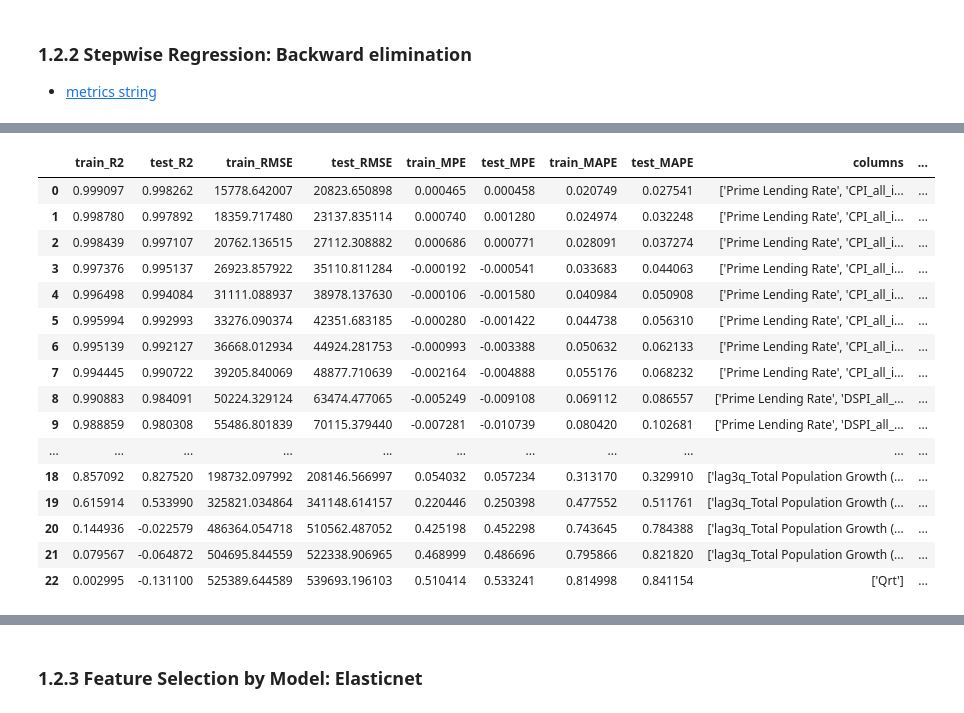
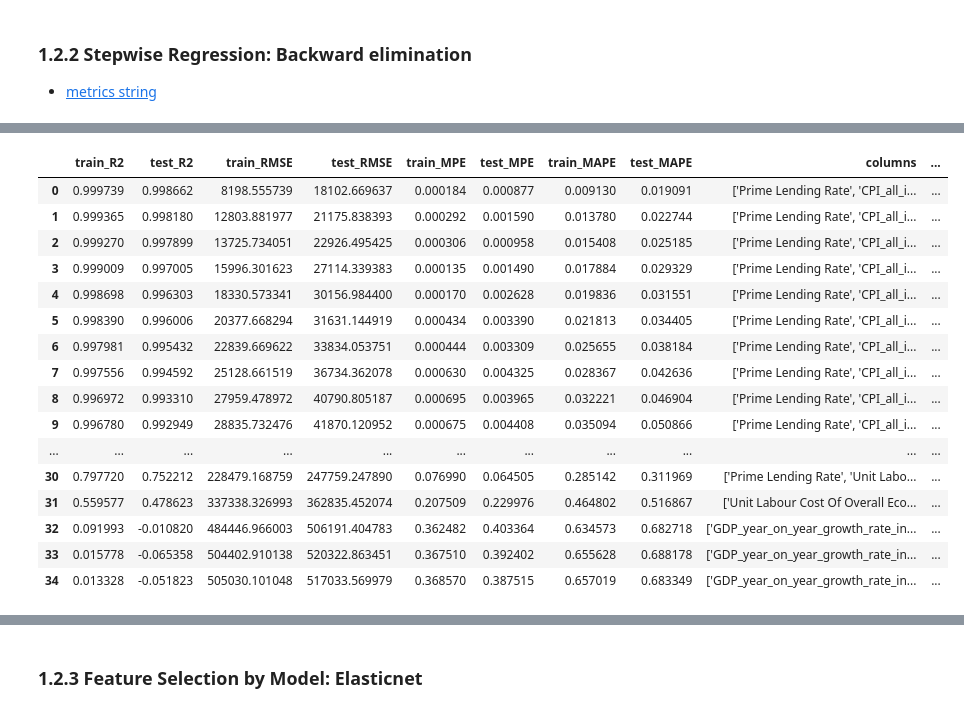
Before and after one commit to luoxiangyi222/commercial-bank-deposits-forecasting, a Jupyter notebook: model_linear.ipynb, the cells around one changed output, grey strips where cells are left out. Drawn from its saved outputs; the diff is of its cells as text; code cells hidden in the pictures.

```diff
--- a/model_linear.ipynb
+++ b/model_linear.ipynb
@@ -56,0 +101,16 @@ outsample:  (14, 25)
+# %%
+full_lag_df = full_df.copy()
+
+for i in range(1, 13):
+    full_lag_df[f"y_lag_{i}"] = full_lag_df[Y_COL_NAME].shift(i)
+
+full_lag_df.head()
+
+insample_lag_df = full_lag_df.iloc[:INSAMPLE_ROWS]  # contain nan values
+insample_lag_df = insample_lag_df.dropna()  # remove nan values
+outsample_lag_df = full_lag_df.iloc[-OUTSAMPLE_ROWS:]
+
+# display(insample_lag_df)
+# display(outsample_lag_df)
+print(insample_lag_df.shape)
+print(outsample_lag_df.shape)
@@ -144,5 +254,5 @@ plt.show()
 - [How to Selecting Predictors](https://otexts.com/fpp2/selecting-predictors.html)
 - [statsmodel wrapper for sklearn cross-validation](https://stackoverflow.com/questions/41045752/using-statsmodel-estimations-with-scikit-learn-cross-validation-is-it-possible)
 # %%
-MLR_df = insample_df.copy()
+MLR_df = insample_lag_df.copy()
 # %% [markdown]
@@ -250,10 +362,11 @@ while k > 1:
     print(
         f"============================ Feature Subset Size: {k-1} ================================="
     )
+
+    # 1. get all (k-1) combinations
     current_x_combination = select_k(current_x_columns, k - 1)
-    # print(list(current_x_combination)[0])
 
-    ### get evaluation metrics for all combination of k subset
+    # 2. get evaluation metrics for each subset
     temp_eval_ls = []
     for current_x in current_x_combination:
 
@@ -262,33 +375,28 @@ while k > 1:
         cv_eval_df["columns"] = str(list(current_x))
         cv_eval_df["subset_size"] = k - 1
 
-        # display(cv_eval_df)
-
         temp_eval_ls.append(dict_to_dataframe(cv_eval_df))
 
-    # print(f"number of candidates: {len(temp_eval_ls)}")
+    # summary of all (k-1) models
     temp_eval_df = pd.concat(temp_eval_ls)
 
-    # display(temp_eval_df)
-
-    ### get the one with maximum metric value
+    # 3. get the one with maximum metric value
     best_k_df = temp_eval_df[
         temp_eval_df[criteria_metric] == temp_eval_df[criteria_metric].max()
     ].copy()
 
-    ##next round select from best k
-    best_k_columns = ast.literal_eval(best_k_df["columns"].values[0])
+    # 4. get the best (k-1) x_names
+    best_k_columns = listStr_to_list(best_k_df["columns"].values[0])
 
+    # 5. record the feature removed for this round
     removed = [x for x in current_x_columns if x not in best_k_columns]
-    best_k_df[
-        "removed"
-    ] = removed  # record what variable has been removed for current round
+    best_k_df["removed"] = removed
 
+    # 6. record best model for this round
     best_k_df_ls.append(best_k_df)
 
-    # print(removed)
+    # 7. enter next round
     current_x_columns = best_k_columns
-
     k = k - 1
 
 
@@ -312,21 +420,21 @@ display(best_k_summary)
 ============================ Feature Subset Size: 4 =================================
 ============================ Feature Subset Size: 3 =================================
 ============================ Feature Subset Size: 2 =================================
 ============================ Feature Subset Size: 1 =================================
 |  | train_R2 | test_R2 | train_RMSE | test_RMSE | train_MPE | test_MPE | train_MAPE | test_MAPE | columns | ... |
-| 0 | 0.999097 | 0.998262 | 15778.642007 | 20823.650898 | 0.000465 | 0.000458 | 0.020749 | 0.027541 | ['Prime Lending Rate', 'CPI_all_i... | ... |
-| 1 | 0.998780 | 0.997892 | 18359.717480 | 23137.835114 | 0.000740 | 0.001280 | 0.024974 | 0.032248 | ['Prime Lending Rate', 'CPI_all_i... | ... |
-| 2 | 0.998439 | 0.997107 | 20762.136515 | 27112.308882 | 0.000686 | 0.000771 | 0.028091 | 0.037274 | ['Prime Lending Rate', 'CPI_all_i... | ... |
-| 3 | 0.997376 | 0.995137 | 26923.857922 | 35110.811284 | -0.000192 | -0.000541 | 0.033683 | 0.044063 | ['Prime Lending Rate', 'CPI_all_i... | ... |
-| 4 | 0.996498 | 0.994084 | 31111.088937 | 38978.137630 | -0.000106 | -0.001580 | 0.040984 | 0.050908 | ['Prime Lending Rate', 'CPI_all_i... | ... |
-| 5 | 0.995994 | 0.992993 | 33276.090374 | 42351.683185 | -0.000280 | -0.001422 | 0.044738 | 0.056310 | ['Prime Lending Rate', 'CPI_all_i... | ... |
-| 6 | 0.995139 | 0.992127 | 36668.012934 | 44924.281753 | -0.000993 | -0.003388 | 0.050632 | 0.062133 | ['Prime Lending Rate', 'CPI_all_i... | ... |
-| 7 | 0.994445 | 0.990722 | 39205.840069 | 48877.710639 | -0.002164 | -0.004888 | 0.055176 | 0.068232 | ['Prime Lending Rate', 'CPI_all_i... | ... |
-| 8 | 0.990883 | 0.984091 | 50224.329124 | 63474.477065 | -0.005249 | -0.009108 | 0.069112 | 0.086557 | ['Prime Lending Rate', 'DSPI_all_... | ... |
-| 9 | 0.988859 | 0.980308 | 55486.801839 | 70115.379440 | -0.007281 | -0.010739 | 0.080420 | 0.102681 | ['Prime Lending Rate', 'DSPI_all_... | ... |
+| 0 | 0.999739 | 0.998662 | 8198.555739 | 18102.669637 | 0.000184 | 0.000877 | 0.009130 | 0.019091 | ['Prime Lending Rate', 'CPI_all_i... | ... |
+| 1 | 0.999365 | 0.998180 | 12803.881977 | 21175.838393 | 0.000292 | 0.001590 | 0.013780 | 0.022744 | ['Prime Lending Rate', 'CPI_all_i... | ... |
+| 2 | 0.999270 | 0.997899 | 13725.734051 | 22926.495425 | 0.000306 | 0.000958 | 0.015408 | 0.025185 | ['Prime Lending Rate', 'CPI_all_i... | ... |
+| 3 | 0.999009 | 0.997005 | 15996.301623 | 27114.339383 | 0.000135 | 0.001490 | 0.017884 | 0.029329 | ['Prime Lending Rate', 'CPI_all_i... | ... |
+| 4 | 0.998698 | 0.996303 | 18330.573341 | 30156.984400 | 0.000170 | 0.002628 | 0.019836 | 0.031551 | ['Prime Lending Rate', 'CPI_all_i... | ... |
+| 5 | 0.998390 | 0.996006 | 20377.668294 | 31631.144919 | 0.000434 | 0.003390 | 0.021813 | 0.034405 | ['Prime Lending Rate', 'CPI_all_i... | ... |
+| 6 | 0.997981 | 0.995432 | 22839.669622 | 33834.053751 | 0.000444 | 0.003309 | 0.025655 | 0.038184 | ['Prime Lending Rate', 'CPI_all_i... | ... |
+| 7 | 0.997556 | 0.994592 | 25128.661519 | 36734.362078 | 0.000630 | 0.004325 | 0.028367 | 0.042636 | ['Prime Lending Rate', 'CPI_all_i... | ... |
+| 8 | 0.996972 | 0.993310 | 27959.478972 | 40790.805187 | 0.000695 | 0.003965 | 0.032221 | 0.046904 | ['Prime Lending Rate', 'CPI_all_i... | ... |
+| 9 | 0.996780 | 0.992949 | 28835.732476 | 41870.120952 | 0.000675 | 0.004408 | 0.035094 | 0.050866 | ['Prime Lending Rate', 'CPI_all_i... | ... |
 | ... | ... | ... | ... | ... | ... | ... | ... | ... | ... | ... |
-| 18 | 0.857092 | 0.827520 | 198732.097992 | 208146.566997 | 0.054032 | 0.057234 | 0.313170 | 0.329910 | ['lag3q_Total Population Growth (... | ... |
-| 19 | 0.615914 | 0.533990 | 325821.034864 | 341148.614157 | 0.220446 | 0.250398 | 0.477552 | 0.511761 | ['lag3q_Total Population Growth (... | ... |
-| 20 | 0.144936 | -0.022579 | 486364.054718 | 510562.487052 | 0.425198 | 0.452298 | 0.743645 | 0.784388 | ['lag3q_Total Population Growth (... | ... |
-| 21 | 0.079567 | -0.064872 | 504695.844559 | 522338.906965 | 0.468999 | 0.486696 | 0.795866 | 0.821820 | ['lag3q_Total Population Growth (... | ... |
-| 22 | 0.002995 | -0.131100 | 525389.644589 | 539693.196103 | 0.510414 | 0.533241 | 0.814998 | 0.841154 | ['Qrt'] | ... |
+| 30 | 0.797720 | 0.752212 | 228479.168759 | 247759.247890 | 0.076990 | 0.064505 | 0.285142 | 0.311969 | ['Prime Lending Rate', 'Unit Labo... | ... |
+| 31 | 0.559577 | 0.478623 | 337338.326993 | 362835.452074 | 0.207509 | 0.229976 | 0.464802 | 0.516867 | ['Unit Labour Cost Of Overall Eco... | ... |
+| 32 | 0.091993 | -0.010820 | 484446.966003 | 506191.404783 | 0.362482 | 0.403364 | 0.634573 | 0.682718 | ['GDP_year_on_year_growth_rate_in... | ... |
+| 33 | 0.015778 | -0.065358 | 504402.910138 | 520322.863451 | 0.367510 | 0.392402 | 0.655628 | 0.688178 | ['GDP_year_on_year_growth_rate_in... | ... |
+| 34 | 0.013328 | -0.051823 | 505030.101048 | 517033.569979 | 0.368570 | 0.387515 | 0.657019 | 0.683349 | ['GDP_year_on_year_growth_rate_in... | ... |
```
Also changed, not shown: parts of 29 cells of this notebook, 11 other files.
